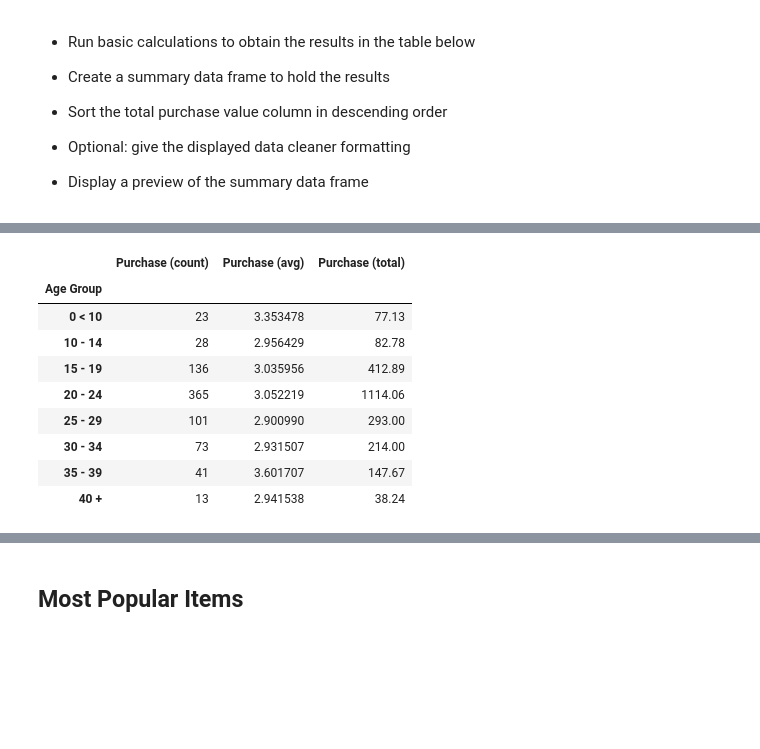
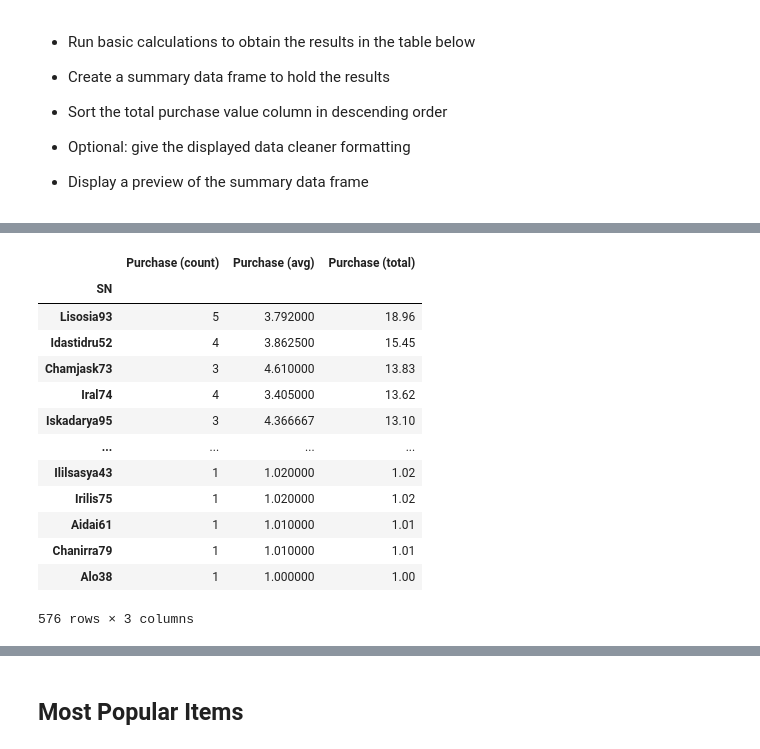
Before and after one commit to dianemarie-public/Online-Purchase-Analysis, a Jupyter notebook: HeroesOfPymoli/HeroesOfPymoli.ipynb, the cells around one changed output, grey strips where cells are left out. Cells and saved outputs as stored; diff of their text form; code cells hidden in the pictures; blank space fills up the shorter version.

```diff
--- a/HeroesOfPymoli/HeroesOfPymoli.ipynb
+++ b/HeroesOfPymoli/HeroesOfPymoli.ipynb
@@ -551,0 +541,4 @@ Name: SN, dtype: int64
+# %%
+# 1. GroupBy unique players i.e. "SN"
+player_group = purchase_data.groupby("SN")
+player_group
@@ -551,0 +547,5 @@ Name: SN, dtype: int64
+# %%
+# Recall purchase_count and calculate by player_group
+purchase_count = player_group["Purchase ID"]
+purchase_count = purchase_count.count()
+purchase_count
@@ -551,0 +566,4 @@ Name: SN, dtype: int64
+# %%
+# Recall avg_price and calculate by player_group
+avg_price = player_group["Price"].mean()
+avg_price
@@ -551,0 +584,4 @@ Name: SN, dtype: int64
+# %%
+# Recall total_revenue and calculate by player_group
+total_revenue = player_group["Price"].sum()
+total_revenue
@@ -552,26 +620,26 @@ Name: SN, dtype: int64
 # %%
-# age_df = pd.DataFrame({
-#     "Purchase (count)": purchase_count,
-#     "Purchase (avg)": avg_price,
-#     "Purchase (total)": total_revenue,
-#     "Purchase (avg per Age Group)": avg_purchase
-# })
-# age_df
+# Create DataFrame for players_df
+players_df = pd.DataFrame({
+    "Purchase (count)": purchase_count,
+    "Purchase (avg)": avg_price,
+    "Purchase (total)": total_revenue,
+})
+
+# Sort from most to least
+players_df = players_df.sort_values("Purchase (total)", ascending=False)
+players_df
+# %% [output]
+|  | Purchase (count) | Purchase (avg) | Purchase (total) |
+| SN |  |  |  |
+| Lisosia93 | 5 | 3.792000 | 18.96 |
+| Idastidru52 | 4 | 3.862500 | 15.45 |
+| Chamjask73 | 3 | 4.610000 | 13.83 |
+| Iral74 | 4 | 3.405000 | 13.62 |
+| Iskadarya95 | 3 | 4.366667 | 13.10 |
+| ... | ... | ... | ... |
+| Ililsasya43 | 1 | 1.020000 | 1.02 |
+| Irilis75 | 1 | 1.020000 | 1.02 |
+| Aidai61 | 1 | 1.010000 | 1.01 |
+| Chanirra79 | 1 | 1.010000 | 1.01 |
+| Alo38 | 1 | 1.000000 | 1.00 |
+576 rows × 3 columns
-# %%
-player_df = pd.DataFrame({
-    "Purchase (count)": purchase_count,
-    "Purchase (avg)": avg_price,
-    "Purchase (total)": total_revenue
-})
-player_df
-# %% [output]
-|  | Purchase (count) | Purchase (avg) | Purchase (total) |
-| Age Group |  |  |  |
-| 0 < 10 | 23 | 3.353478 | 77.13 |
-| 10 - 14 | 28 | 2.956429 | 82.78 |
-| 15 - 19 | 136 | 3.035956 | 412.89 |
-| 20 - 24 | 365 | 3.052219 | 1114.06 |
-| 25 - 29 | 101 | 2.900990 | 293.00 |
-| 30 - 34 | 73 | 2.931507 | 214.00 |
-| 35 - 39 | 41 | 3.601707 | 147.67 |
-| 40 + | 13 | 2.941538 | 38.24 |
```
Also changed, not shown: parts of 15 cells of this notebook.
